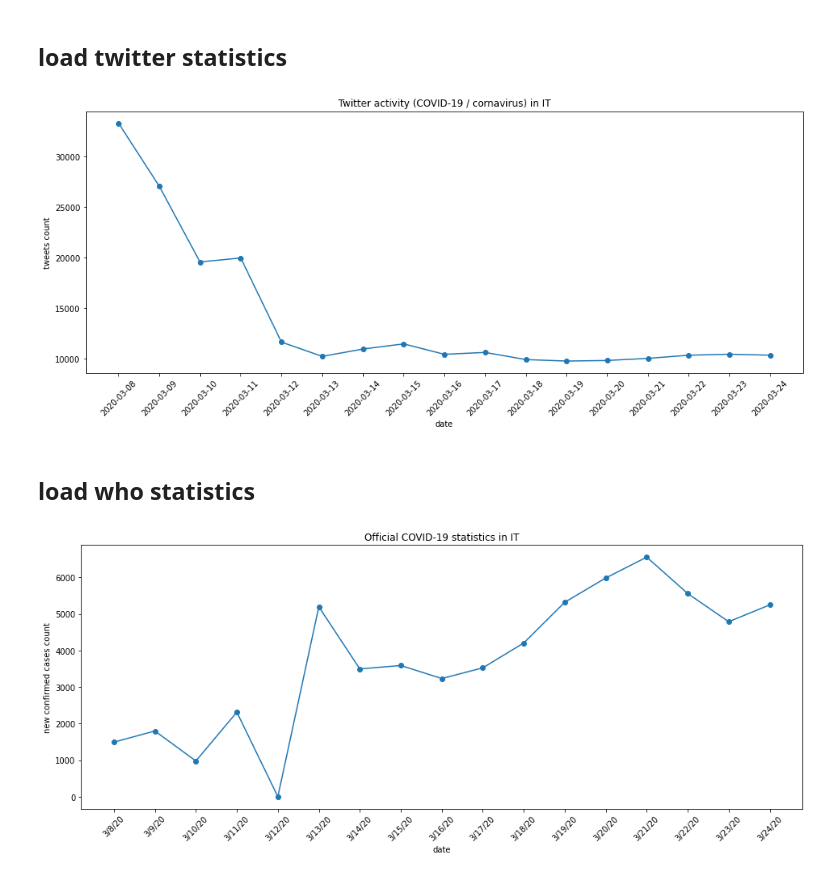
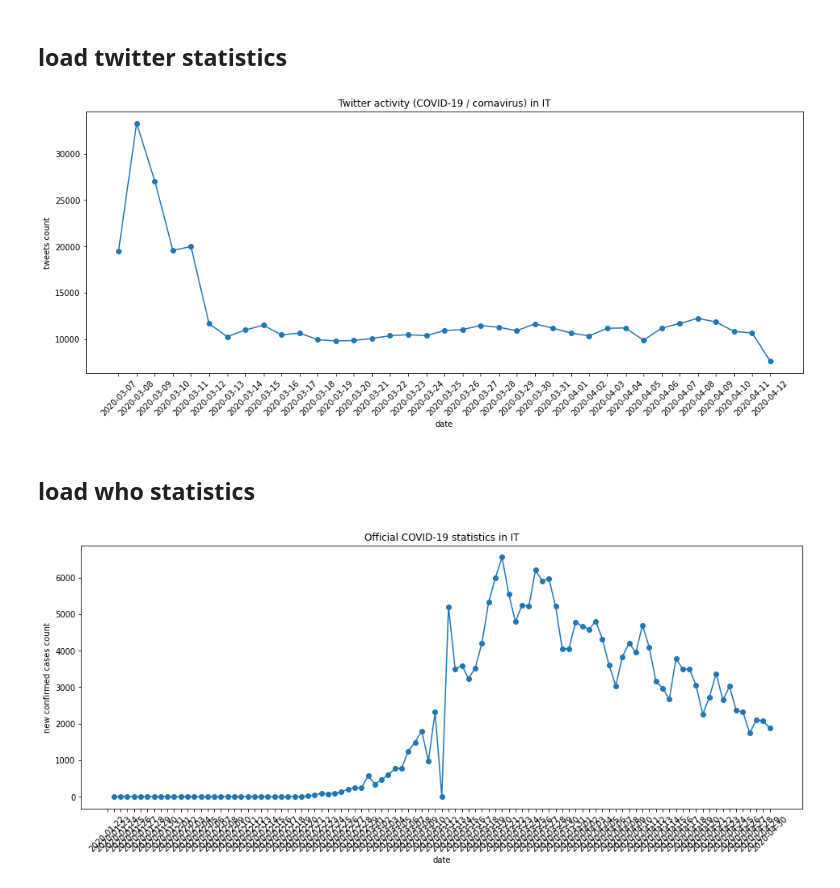
Before and after one commit to mszpyrka/CoronavirusMining, a Jupyter notebook: analysis/who-vs-twitter.ipynb, the cells around one changed output. Saved outputs shown, nothing was run; the diff lists cells and outputs as text; code cells hidden in the pictures.

```diff
--- a/analysis/who-vs-twitter.ipynb
+++ b/analysis/who-vs-twitter.ipynb
@@ -84,10 +84,10 @@ twitter_data_source = './data/twitter/'
 twitter_data = TwitterDataLoader(twitter_data_source)
 # %%
 start_date = '8 mar 2020'
-end_date = '24 mar 2020'
+end_date = '10 jul 2020'
 country = 'IT'
 
-data = twitter_data.get_data(country, (start_date, end_date))
+data = twitter_data.get_data(country)#, (start_date, end_date))
 
 plt.figure(figsize=(16, 6))
 plt.plot(data, 'o-')
@@ -99,7 +99,7 @@ plt.ylabel(f'tweets count')
 
 plt.show()
 # %% [output]
-[figure, old version]
+[figure, new version]
 # %% [markdown]
 ## load who statistics
 # %%
@@ -147,11 +147,16 @@ class WhoDataLoader:
             country_record = country_record.diff()
 
         if days is None:
-            return country_record
+            days = (country_record.index.values[0], country_record.index.values[-1])
 
         days = days_range(*days)
         days_str = [day.strftime("%-m/%-d/%y") for day in days]
-        return country_record[days_str]
+
+        record = country_record[days_str]
+
+        fixed_dates = [day.strftime("%Y-%m-%d") for day in days]
+        fixed_record = pd.Series(record.values, fixed_dates)
+        return fixed_record
 # %%
 # directory with csv files (confirmed, deaths and recovered)
 who_data_source = './data/who/'
@@ -159,19 +164,19 @@ who_data = WhoDataLoader(who_data_source)
 # %%
 start_date = '8 mar 2020'
 end_date = '24 mar 2020'
 country = 'IT'
 source = 'confirmed'
 
-data = who_data.get_data(country, source, (start_date, end_date), cumulative=False)
+data = who_data.get_data(country, source)#, (start_date, end_date), cumulative=False)
 
 plt.figure(figsize=(16, 6))
 plt.plot(data, 'o-')
 
 plt.title(f'Official COVID-19 statistics in {country}')
 plt.xticks(rotation=45)
 plt.xlabel('date')
 plt.ylabel(f'new {source} cases count')
 
 plt.show()
 # %% [output]
-[figure, old version]
+[figure, new version]
```
Also changed, not shown: 44 other files.
